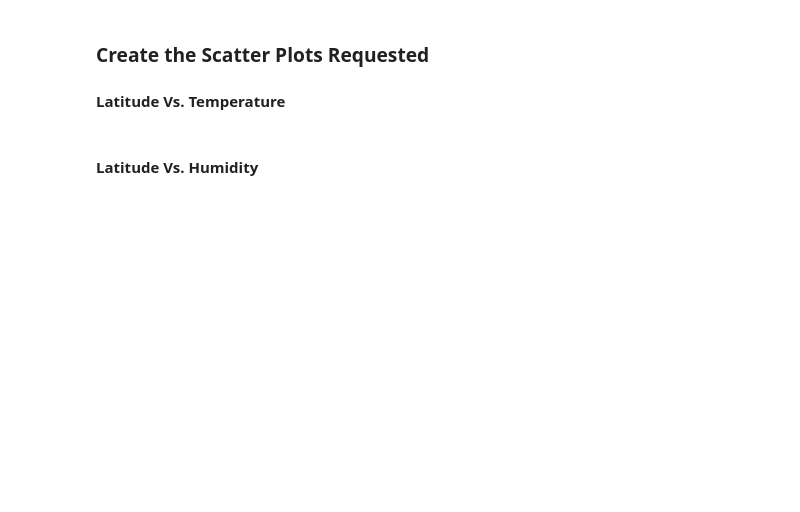
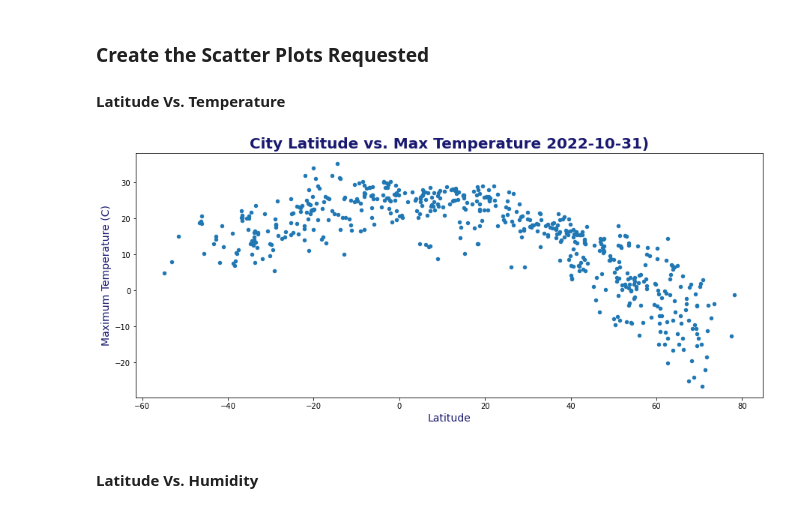
Before and after one commit to JeffPinegar/python-api-challenge, a Jupyter notebook: WeatherPy/JSP WeatherPy.ipynb, the cells around one changed output. Cells and saved outputs as stored; diff of their text form; code cells hidden in the pictures; blank space fills up the shorter version.

```diff
--- a/WeatherPy/JSP WeatherPy.ipynb
+++ b/WeatherPy/JSP WeatherPy.ipynb
@@ -155,7 +164,7 @@ tainan
 # Working from now on using the saved csv file to avoid repeated API calls
 # %%
 # Read saved data
-city_data_df = pd.read_csv("output/cities.csv", index_col="City_ID")
+city_data = pd.read_csv("output/cities.csv", index_col="City_ID")
 # %%
 # Convert the cities weather data into a Pandas DataFrame
 city_data_df = pd.DataFrame(city_data)
@@ -196,6 +202,0 @@ city_data_df.to_csv("output/cities.csv", index_label="City_ID")
-# %%
-# Read saved data
-city_data_df = pd.read_csv("output/cities.csv", index_col="City_ID")
-
-# Display sample data
-city_data_df.head()
@@ -226,2 +207,23 @@ plt.show()
+# %%
+# Build scatter plot for latitude vs. temperature
+city_data_df.plot.scatter( x='Lat', y='Max Temp', figsize=(15, 6))
+
+# Incorporate the other graph properties
+plt.xlabel('Latitude', fontsize = 14, color = 'midnightblue' )
+plt.ylabel('Maximum Temperature (C)', fontsize = 14, color = 'midnightblue')
+plt.title('City Latitude vs. Max Temperature 2022-10-31)',
+           fontsize = 20,
+           color = 'midnightblue',
+           fontweight="bold");
+
+
+save_fig = os.path.join('.','output', 'Fig1_Lat_vs_Temp.jpg')             # Prepare to save the figure
+plt.savefig(save_fig, bbox_inches='tight')                                # Save the figure
+
+
+# Show plot
+plt.show()
+# %% [output]
+[figure, added]
 # %% [markdown]
 #### Latitude Vs. Humidity
```
Also changed, not shown: parts of 19 cells of this notebook, 5 other files.
